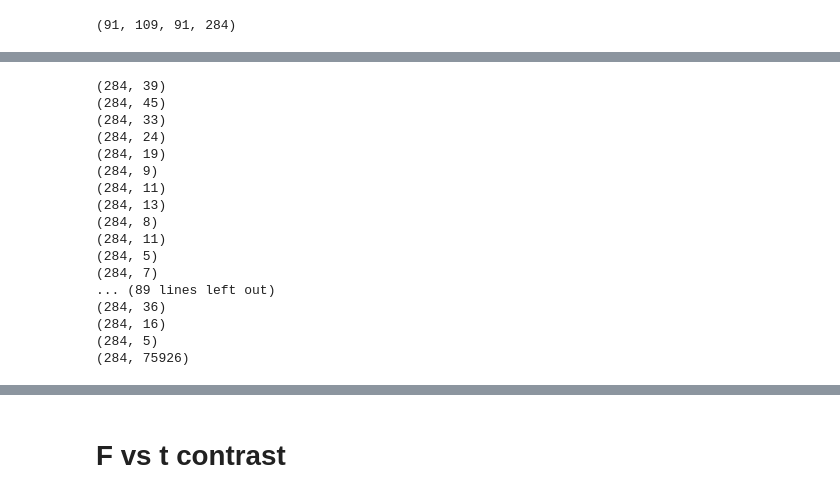
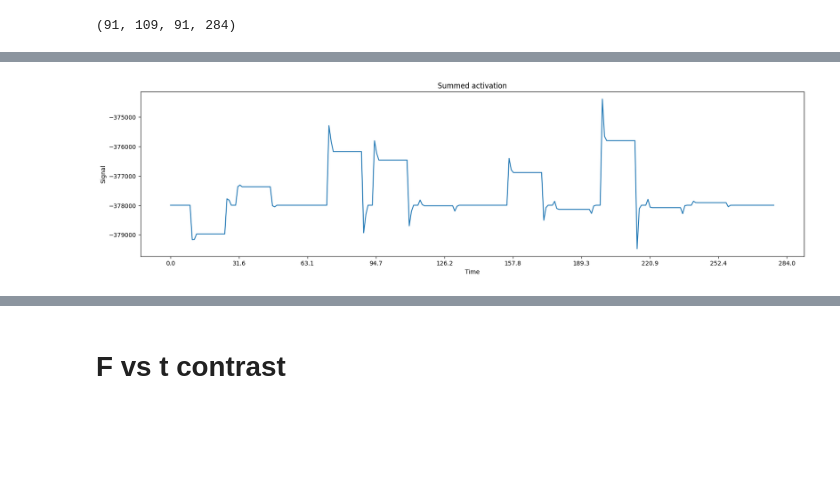
Before and after one commit to fedemengo/CS-433-ML4S, a Jupyter notebook: fedemengo_second_GLM.ipynb, the cells around one changed output, grey strips where cells are left out. Cells and saved outputs as stored; diff of their text form; code cells hidden in the pictures; blank space fills up the shorter version.

```diff
--- a/fedemengo_second_GLM.ipynb
+++ b/fedemengo_second_GLM.ipynb
@@ -215,26 +183,10 @@ plt.show()
 # %%
-plt.plot(predicted_data[0, 0, 0, :])
+plt.figure(figsize=(20, 5))
+plt.title('Summed activation')
+plt.plot(np.sum(predicted_data, axis=(0,1,2))[5:])
+plt.xticks(np.linspace(0, predicted_data.shape[3], num=10))
+plt.xlabel('Time')
+plt.ylabel('Signal')
+plt.show()
+# %% [output]
+[figure, added]
-# %%
-betas_dict = {}
-
-for corr_val, reg_result in results.items():
-    print(reg_result.predicted.shape)
-    betas_dict[corr_val] = reg_result.theta
-# %% [output]
-(284, 39)
-(284, 45)
-(284, 33)
-(284, 24)
-(284, 19)
-(284, 9)
-(284, 11)
-(284, 13)
-(284, 8)
-(284, 11)
-(284, 5)
-(284, 7)
-... (89 lines left out)
-(284, 36)
-(284, 16)
-(284, 5)
-(284, 75926)
```
Also changed, not shown: parts of 25 cells of this notebook, 3 other files.
